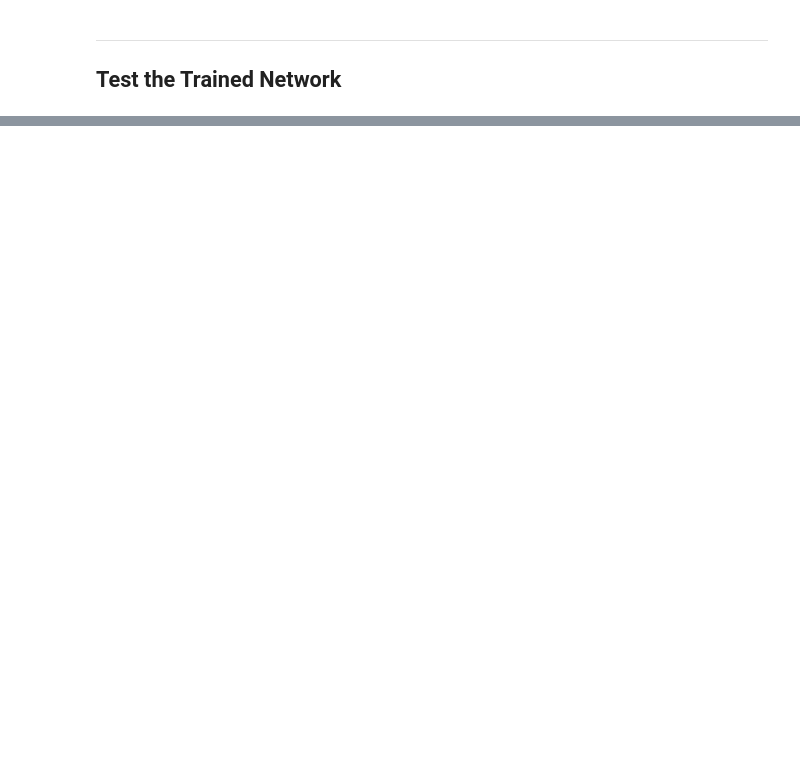
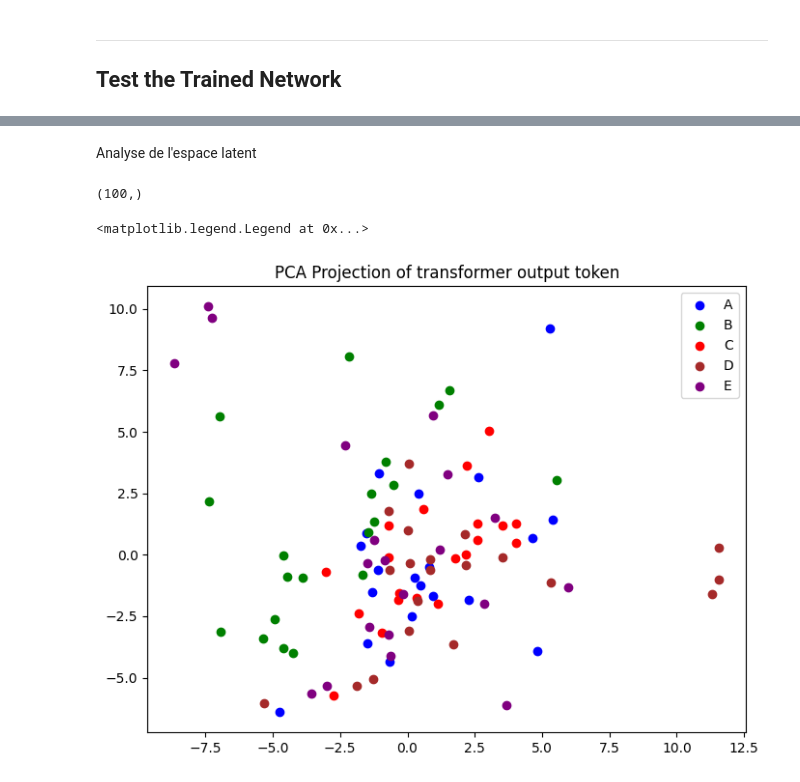
Before and after one commit to deubn31/PTI-Analyse-Classification-de-signaux-EEG, a Jupyter notebook: PainAttnNet_Implementation copy.ipynb, the cells around one changed output, grey strips where cells are left out. Cells and saved outputs as stored; diff of their text form; code cells hidden in the pictures; blank space fills up the shorter version.

Commit message:
Analyse espace latent

```diff
--- a/PainAttnNet_Implementation copy.ipynb
+++ b/PainAttnNet_Implementation copy.ipynb
@@ -1354,0 +1351,35 @@ Test Loss: 0.625459
+# %% [markdown]
+Analyse de l'espace latent
+# %%
+#token projection
+from sklearn.decomposition import PCA
+randindex1=np.random.randint(0,model.model_dim)
+transformer_feat=transformer_feat.contiguous().view(transformer_feat.shape[0], -1)
+
+latentspace=transformer_feat.cpu().numpy()
+target_np=labels.cpu().numpy()
+
+# Perform PCA
+pca = PCA(n_components=2)  # Reduce to 2 components for visualization
+output_np = pca.fit_transform(latentspace)
+
+# Replace the original output with the PCA result
+print(target_np.shape)
+
+plt.figure(figsize=(8, 6))
+index1=np.where(target_np==1)
+plt.scatter(output_np[index1,0], output_np[index1, 1], color='blue', label='A')
+index2=np.where(target_np==2)
+plt.scatter(output_np[index2,0], output_np[index2, 1], color='green', label='B')
+index3=np.where(target_np==3)
+plt.scatter(output_np[index3,0], output_np[index3, 1], color='red', label='C')
+index4=np.where(target_np==4)
+plt.scatter(output_np[index4,0], output_np[index4, 1], color='brown', label='D')
+index5=np.where(target_np==5)
+plt.scatter(output_np[index5,0], output_np[index5, 1], color='purple', label='E')
+plt.title("PCA Projection of transformer output")
+plt.legend()
+# %% [output]
+(100,)
+<matplotlib.legend.Legend at 0x...>
+[figure, added]
```
Also changed, not shown: parts of 8 cells of this notebook, 2 other files.
